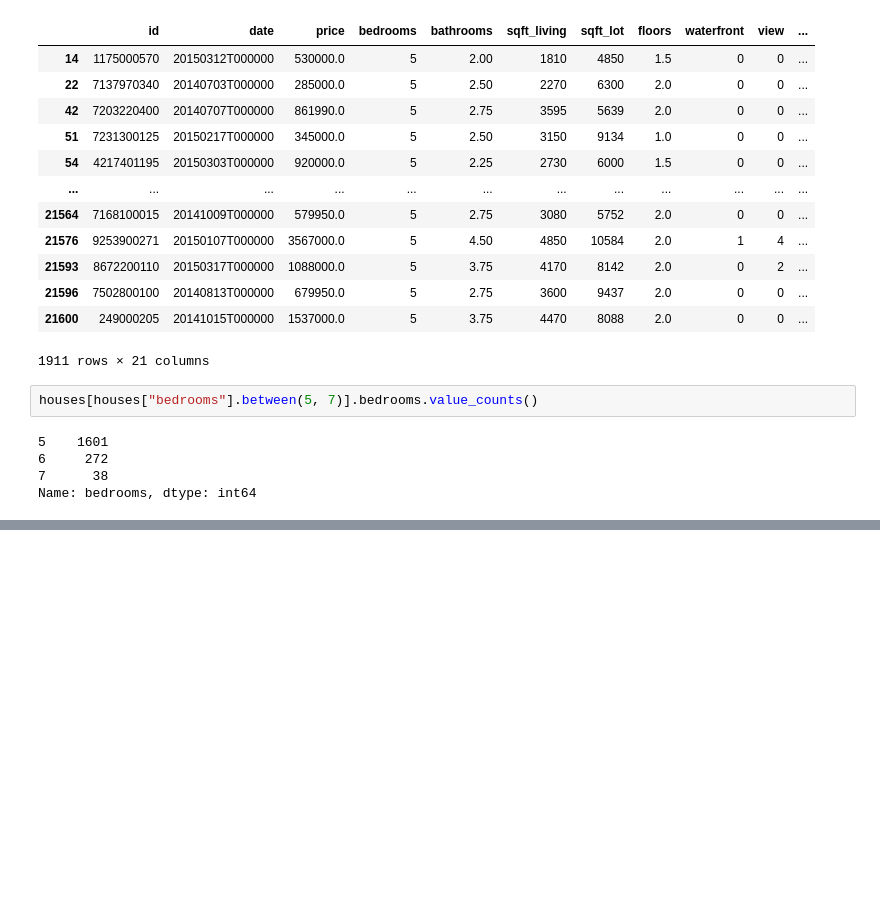
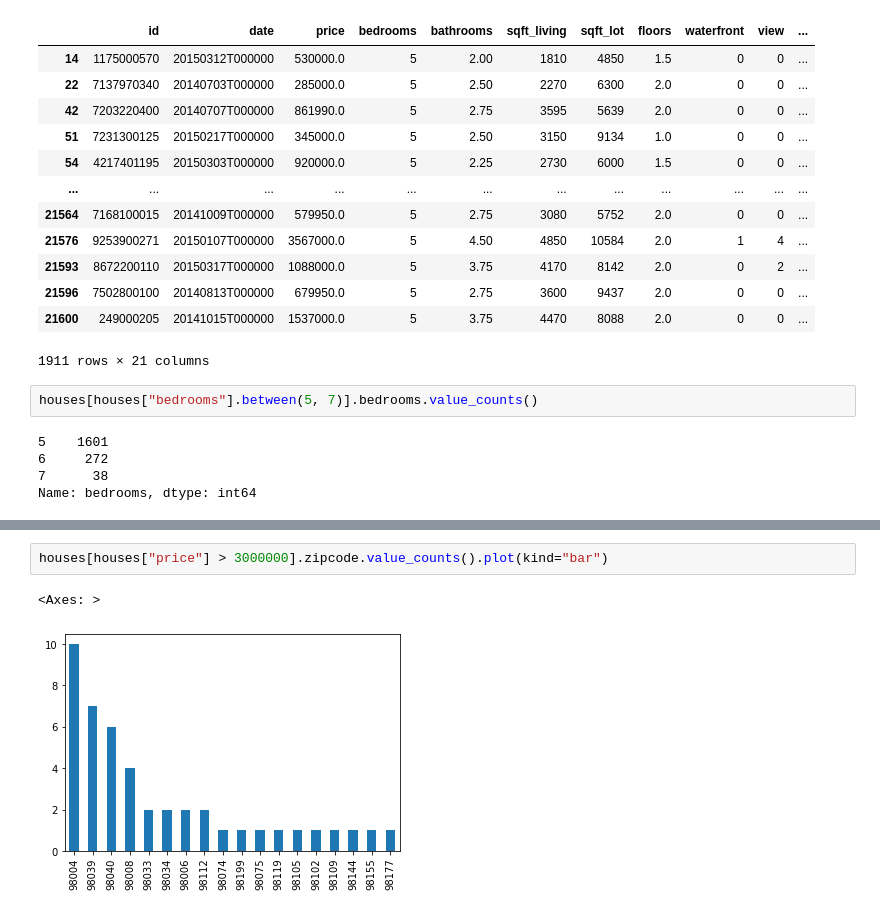
Before and after one commit to YingCG/phyton-basic, a Jupyter notebook: 03-Pandas/filtering_data.ipynb, the cells around one changed output, grey strips where cells are left out. Cells and saved outputs as stored; diff of their text form; blank space fills up the shorter version.

```diff
--- a/03-Pandas/filtering_data.ipynb
+++ b/03-Pandas/filtering_data.ipynb
@@ -116,0 +444,5 @@ Name: bedrooms, dtype: int64
+# %%
+houses[houses["price"] > 3000000].zipcode.value_counts().plot(kind="bar")
+# %% [output]
+<Axes: >
+[figure, added]
```
Also changed, not shown: parts of 49 cells of this notebook.
